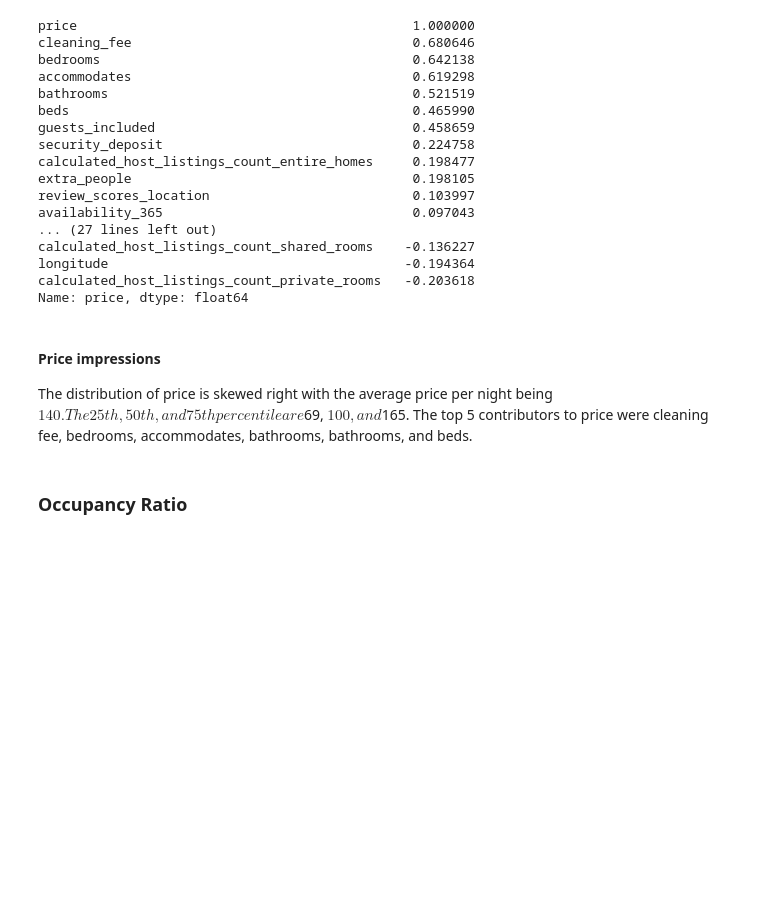
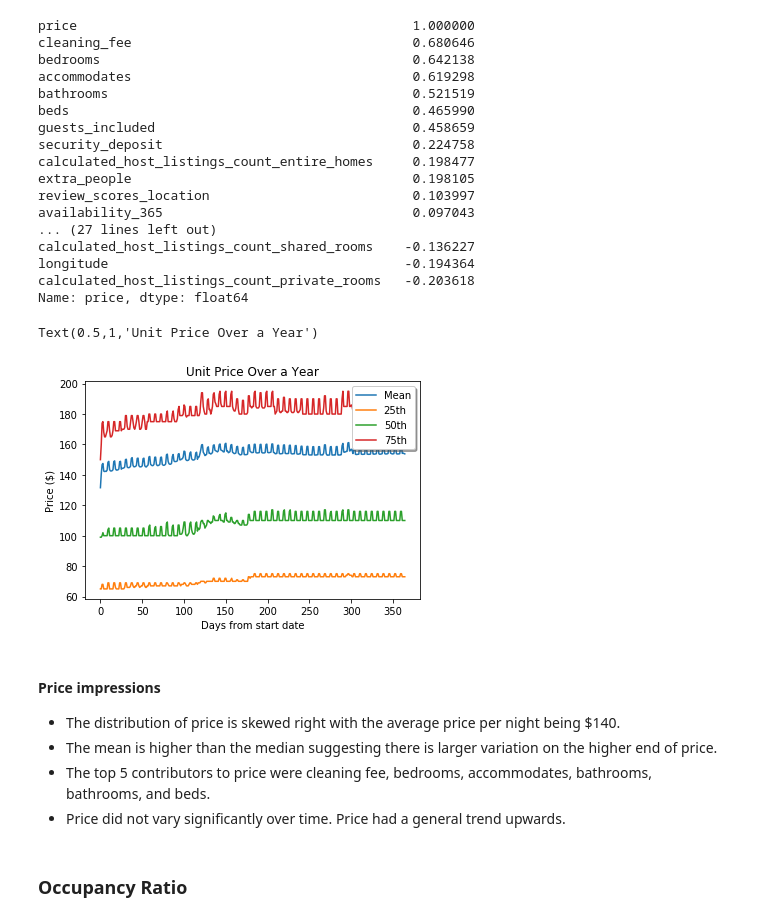
Before and after one commit to RMezera001/DSND_Airbnb_LA, a Jupyter notebook: Airbnb-LA.ipynb, the cells around one changed output. Drawn from its saved outputs; the diff is of its cells as text; code cells hidden in the pictures; blank space fills up the shorter version.

```diff
--- a/Airbnb-LA.ipynb
+++ b/Airbnb-LA.ipynb
@@ -708,10 +715,24 @@ calculated_host_listings_count_shared_rooms    -0.136227
 longitude                                      -0.194364
 calculated_host_listings_count_private_rooms   -0.203618
 Name: price, dtype: float64
+# %%
+# Plot price over time
+fig, ax = plt.subplots()
+lines = ax.plot(daily_stats)
+ax.legend(('Mean', '25th','50th','75th'), loc='upper right', shadow=True)
+ax.set_xlabel('Days from start date')
+ax.set_ylabel('Price ($)')
+ax.set_title('Unit Price Over a Year')
+# %% [output]
+Text(0.5,1,'Unit Price Over a Year')
+[figure, added]
 # %% [markdown]
 #### Price impressions
 
-The distribution of price is skewed right with the average price per night being $140.  The 25th, 50th, and 75th percentile are $69, $100, and $165.  The top 5 contributors to price were cleaning fee, bedrooms, accommodates, bathrooms, bathrooms, and beds.
+-  The distribution of price is skewed right with the average price per night being $140.
+-  The mean is higher than the median suggesting there is larger variation on the higher end of price.
+-  The top 5 contributors to price were cleaning fee, bedrooms, accommodates, bathrooms, bathrooms, and beds.
+-  Price did not vary significantly over time.  Price had a general trend upwards.
 # %% [markdown]
 ### Occupancy Ratio
 # %%
```
Also changed, not shown: parts of 26 cells of this notebook, 3 other files.
